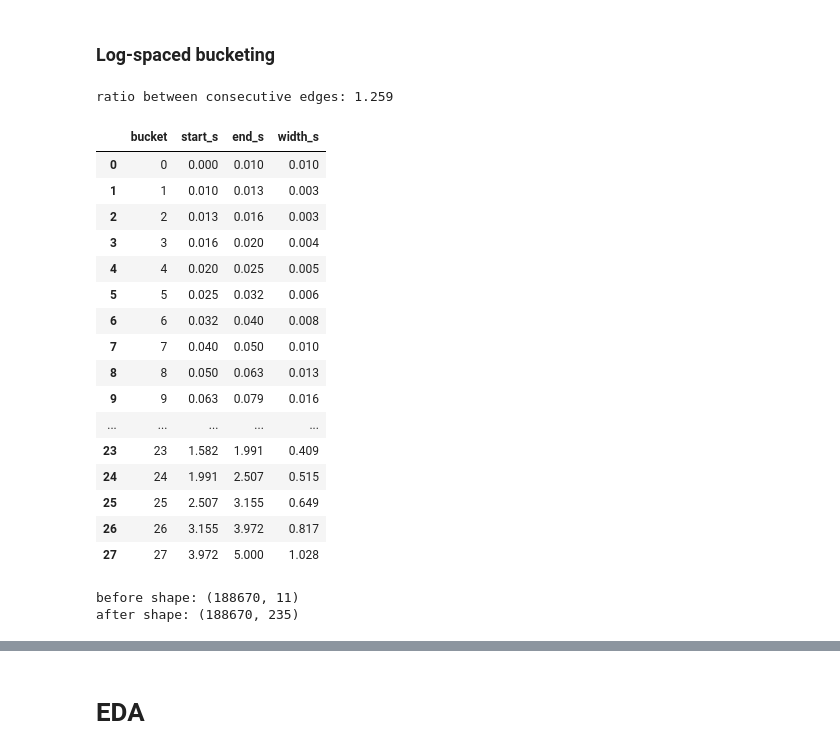
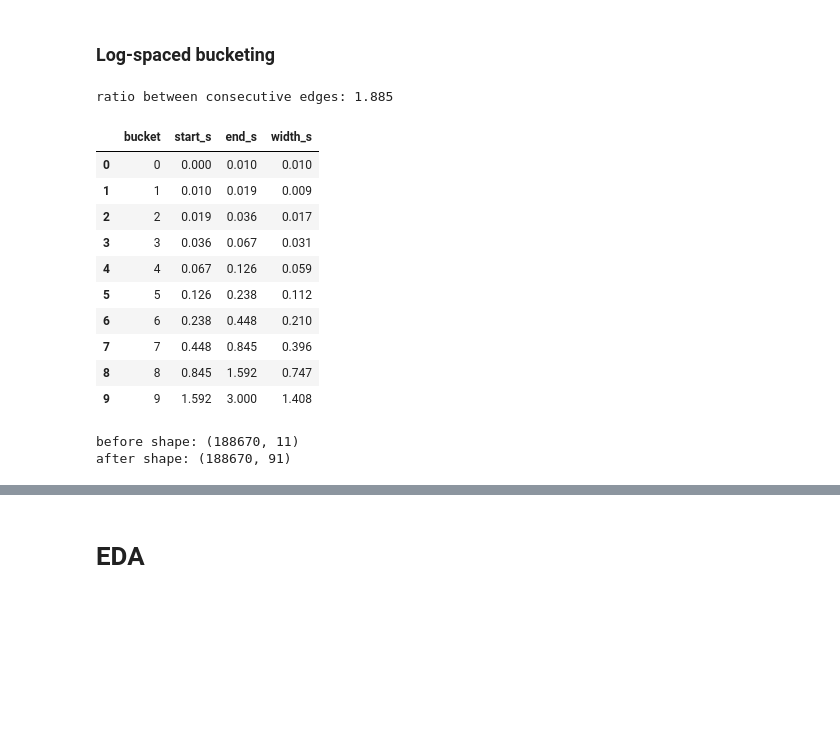
Before and after one commit to ZhiSherng/encrypted_traffic_classification, a Jupyter notebook: parsing_and_initial_eda.ipynb, the cells around one changed output, grey strips where cells are left out. Cells and saved outputs as stored; diff of their text form; code cells hidden in the pictures; blank space fills up the shorter version.

```diff
--- a/parsing_and_initial_eda.ipynb
+++ b/parsing_and_initial_eda.ipynb
@@ -806,8 +806,8 @@ after shape: (188670, 91)
 
 # --- CONFIG ---------------------------------------------------------------
 T_MIN       = 0.01     # end of the first bucket in seconds (bucket 0 = 0 to T_MIN)
-T_MAX       = 5    # Z: end of the last bucket in seconds; later packets are dropped
-NUM_BUCKETS = 28      # X: number of buckets (more buckets = finer, smaller ratio between edges)
+T_MAX       = 3    # Z: end of the last bucket in seconds; later packets are dropped
+NUM_BUCKETS = 10      # X: number of buckets (more buckets = finer, smaller ratio between edges)
 
 # edges: [0, T_MIN, ..., T_MAX]  ->  NUM_BUCKETS buckets
 BUCKET_EDGES = np.concatenate([[0.0], np.geomspace(T_MIN, T_MAX, NUM_BUCKETS)])
@@ -874,51 +874,45 @@ def bucket_features_log(packet_seq):
 
     return np.concatenate([bytes_out, bytes_in, pkts_out, pkts_in,
                            gap_mean, gap_std, size_mean, size_std])
 
 
 # --- BUILD THE FEATURE TABLE ------------------------------------------------
 # keep the old uniform-bucket table around for comparison, if it exists
 if "df_clean_features" in globals():
     df_clean_features_uniform = df_clean_features
 
 feat = np.vstack([bucket_features_log(s) for s in df_clean["packet_seq"]])
 B = NUM_BUCKETS
 _names = lambda p: [f"{p}_{i}" for i in range(B)]
 
 bytes_cols   = _names("bytes_out")   + _names("bytes_in")
 packets_cols = _names("packets_out") + _names("packets_in")
 timing_cols  = _names("gap_mean")    + _names("gap_std")
 size_cols    = _names("size_mean")   + _names("size_std")
 
 df_bytes   = pd.DataFrame(feat[:, 0 * B:2 * B], columns=bytes_cols,   index=df_clean.index)
 df_packets = pd.DataFrame(feat[:, 2 * B:4 * B], columns=packets_cols, index=df_clean.index)
 df_timing  = pd.DataFrame(feat[:, 4 * B:6 * B], columns=timing_cols,  index=df_clean.index)
 df_size    = pd.DataFrame(feat[:, 6 * B:8 * B], columns=size_cols,    index=df_clean.index)
 
 print(f"before shape: {df_clean.shape}")
 df_clean_features = pd.concat([df_clean, df_bytes, df_packets, df_timing, df_size], axis=1)
 print(f"after shape: {df_clean_features.shape}")
 # %% [output]
-ratio between consecutive edges: 1.259
+ratio between consecutive edges: 1.885
 |  | bucket | start_s | end_s | width_s |
 | 0 | 0 | 0.000 | 0.010 | 0.010 |
-| 1 | 1 | 0.010 | 0.013 | 0.003 |
-| 2 | 2 | 0.013 | 0.016 | 0.003 |
-| 3 | 3 | 0.016 | 0.020 | 0.004 |
-| 4 | 4 | 0.020 | 0.025 | 0.005 |
-| 5 | 5 | 0.025 | 0.032 | 0.006 |
-| 6 | 6 | 0.032 | 0.040 | 0.008 |
-| 7 | 7 | 0.040 | 0.050 | 0.010 |
-| 8 | 8 | 0.050 | 0.063 | 0.013 |
-| 9 | 9 | 0.063 | 0.079 | 0.016 |
-| ... | ... | ... | ... | ... |
-| 23 | 23 | 1.582 | 1.991 | 0.409 |
-| 24 | 24 | 1.991 | 2.507 | 0.515 |
-| 25 | 25 | 2.507 | 3.155 | 0.649 |
-| 26 | 26 | 3.155 | 3.972 | 0.817 |
-| 27 | 27 | 3.972 | 5.000 | 1.028 |
+| 1 | 1 | 0.010 | 0.019 | 0.009 |
+| 2 | 2 | 0.019 | 0.036 | 0.017 |
+| 3 | 3 | 0.036 | 0.067 | 0.031 |
+| 4 | 4 | 0.067 | 0.126 | 0.059 |
+| 5 | 5 | 0.126 | 0.238 | 0.112 |
+| 6 | 6 | 0.238 | 0.448 | 0.210 |
+| 7 | 7 | 0.448 | 0.845 | 0.396 |
+| 8 | 8 | 0.845 | 1.592 | 0.747 |
+| 9 | 9 | 1.592 | 3.000 | 1.408 |
 before shape: (188670, 11)
-after shape: (188670, 235)
+after shape: (188670, 91)
 # %%
 
 # --- SANITY CHECKS ----------------------------------------------------------
```
Also changed, not shown: parts of 9 cells of this notebook.
